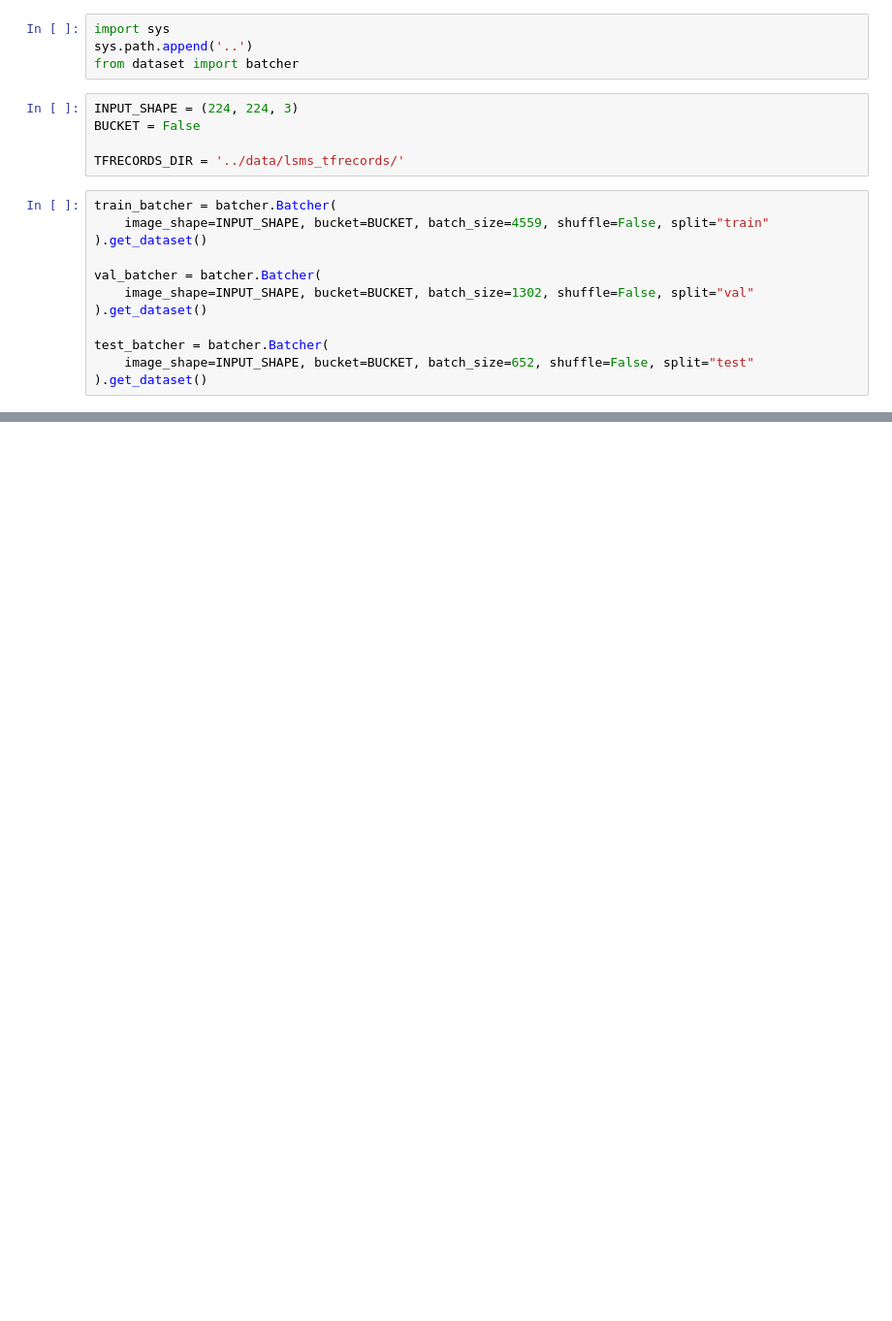
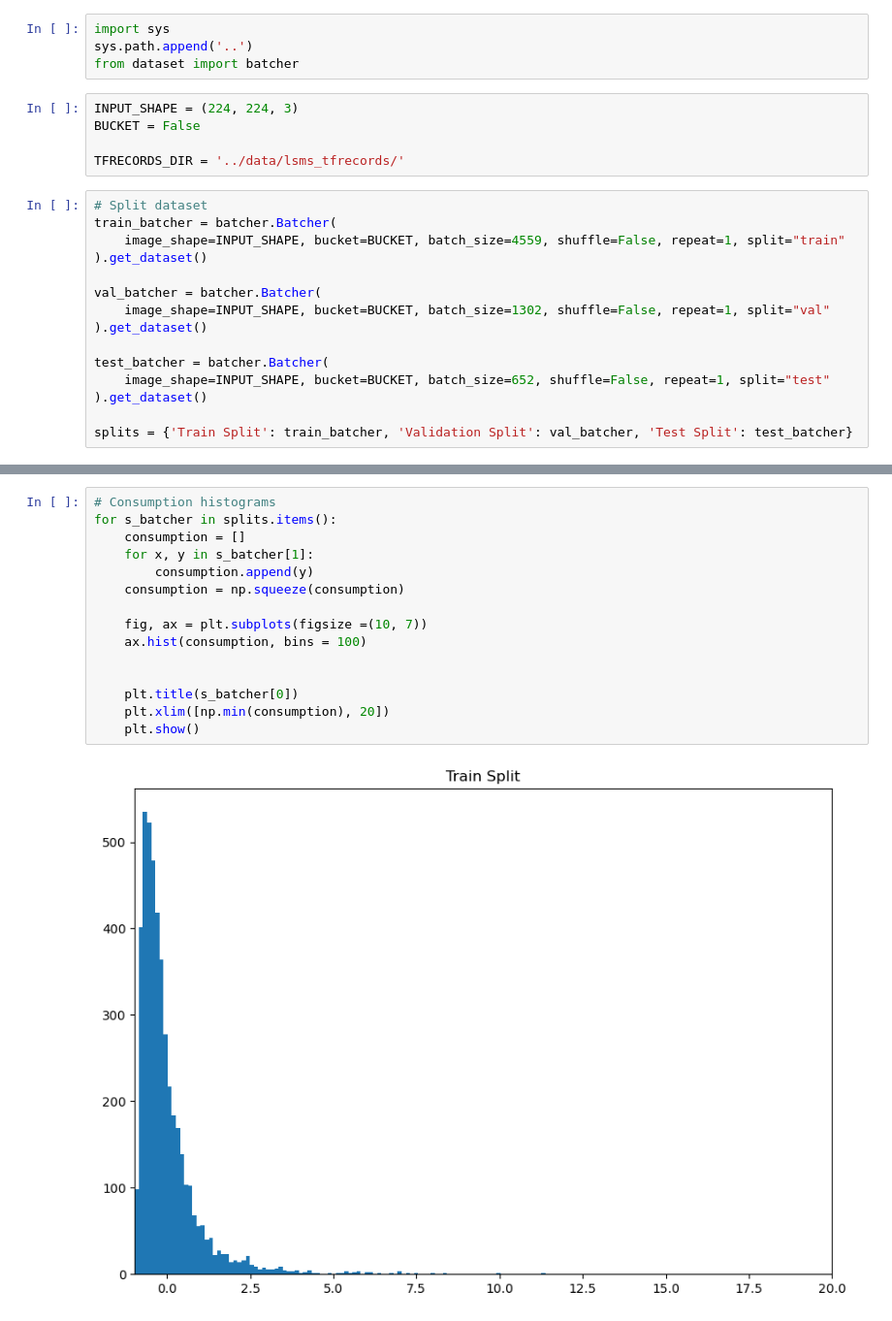
Before and after one commit to omshah2006/Predicting-Poverty-Ethiopia, a Jupyter notebook: data_analysis/input_validation.ipynb, the cells around one changed output, grey strips where cells are left out. Shown: that part at 97% size. Cells and saved outputs as stored; diff of their text form; blank space fills up the shorter version.

```diff
--- a/data_analysis/input_validation.ipynb
+++ b/data_analysis/input_validation.ipynb
@@ -12,14 +14,17 @@ BUCKET = False
 
 TFRECORDS_DIR = '../data/lsms_tfrecords/'
 # %%
+# Split dataset
 train_batcher = batcher.Batcher(
-    image_shape=INPUT_SHAPE, bucket=BUCKET, batch_size=4559, shuffle=False, split="train"
+    image_shape=INPUT_SHAPE, bucket=BUCKET, batch_size=4559, shuffle=False, repeat=1, split="train"
 ).get_dataset()
 
 val_batcher = batcher.Batcher(
-    image_shape=INPUT_SHAPE, bucket=BUCKET, batch_size=1302, shuffle=False, split="val"
+    image_shape=INPUT_SHAPE, bucket=BUCKET, batch_size=1302, shuffle=False, repeat=1, split="val"
 ).get_dataset()
 
 test_batcher = batcher.Batcher(
-    image_shape=INPUT_SHAPE, bucket=BUCKET, batch_size=652, shuffle=False, split="test"
+    image_shape=INPUT_SHAPE, bucket=BUCKET, batch_size=652, shuffle=False, repeat=1, split="test"
 ).get_dataset()
+
+splits = {'Train Split': train_batcher, 'Validation Split': val_batcher, 'Test Split': test_batcher}
@@ -29,0 +31,17 @@ Metal device set to: Apple M1 Pro
+# %%
+# Consumption histograms
+for s_batcher in splits.items():
+    consumption = []
+    for x, y in s_batcher[1]:
+        consumption.append(y)
+    consumption = np.squeeze(consumption)
+
+    fig, ax = plt.subplots(figsize =(10, 7))
+    ax.hist(consumption, bins = 100)
+
+
+    plt.title(s_batcher[0])
+    plt.xlim([np.min(consumption), 20])
+    plt.show()
+# %% [output]
+[figure, added]
```
Also changed, not shown: parts of 4 cells of this notebook, 2 other files.
